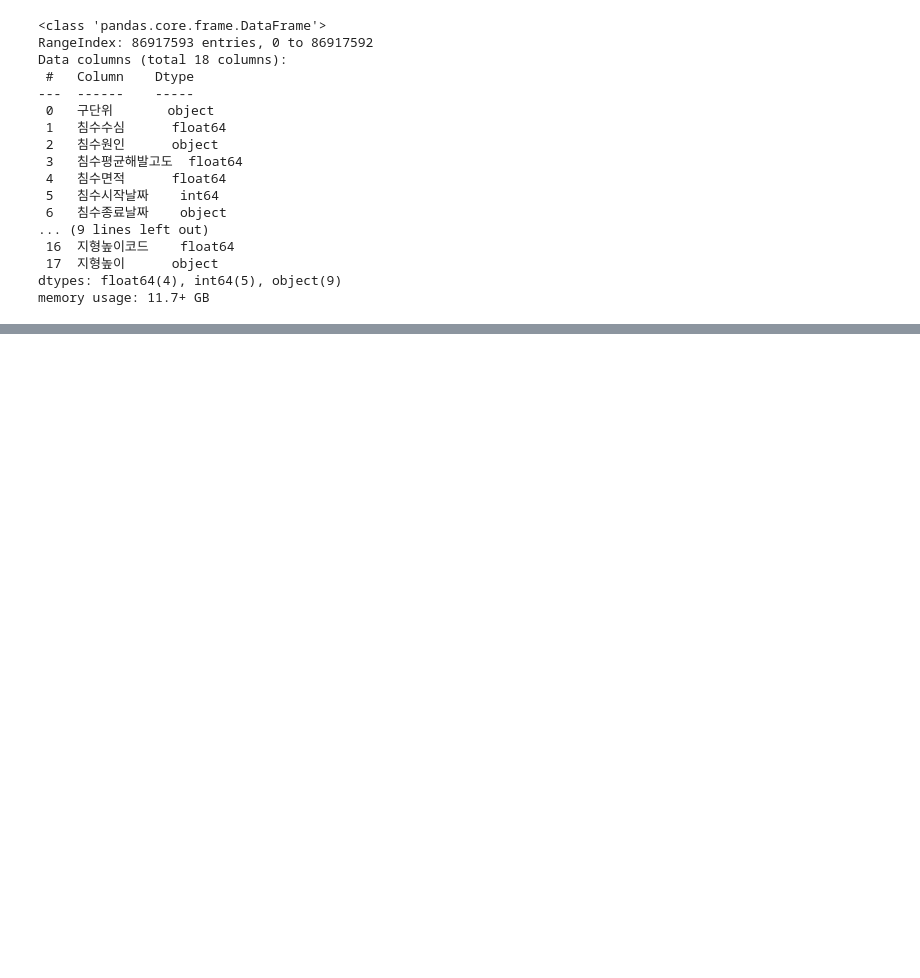
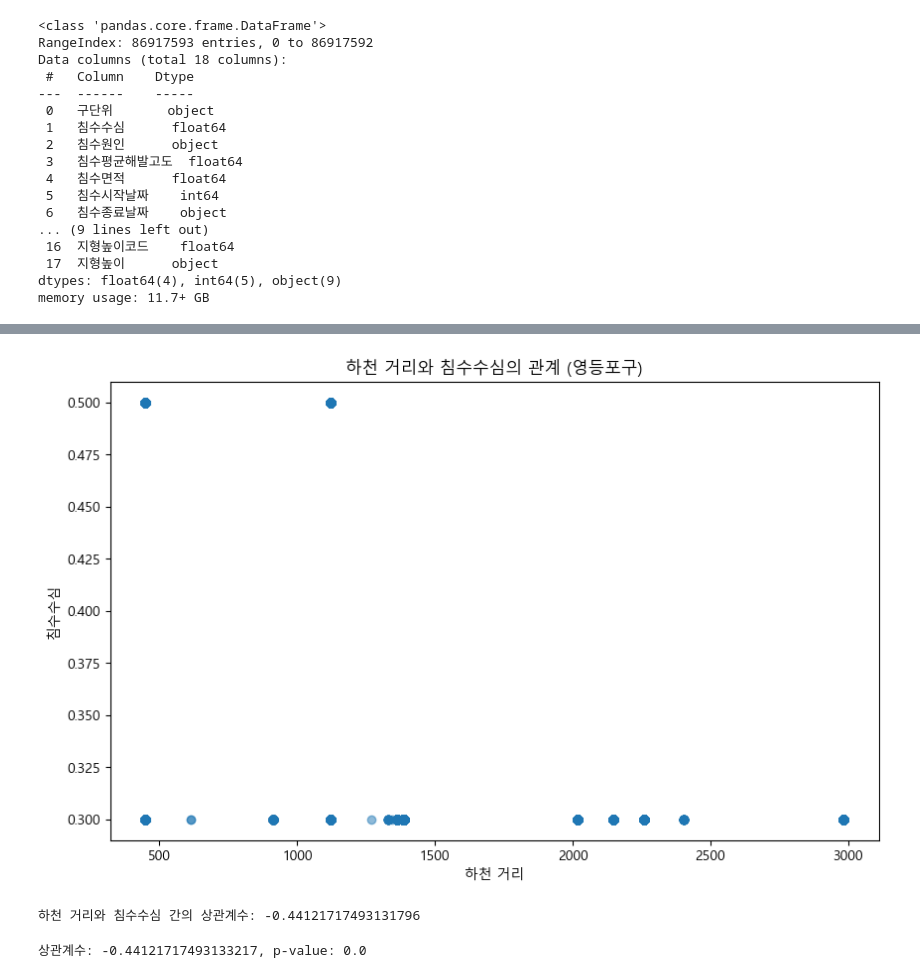
Before and after one commit to Choiinwoo401/Final_Project, a Jupyter notebook: 남수형/침수와지형데이터분석.ipynb, the cells around one changed output, grey strips where cells are left out. Saved outputs shown, nothing was run; the diff lists cells and outputs as text; code cells hidden in the pictures; blank space fills up the shorter version.

```diff
--- a/남수형/침수와지형데이터분석.ipynb
+++ b/남수형/침수와지형데이터분석.ipynb
@@ -1024,0 +1187,27 @@ memory usage: 11.7+ GB
+# %%
+# 영등포구 데이터 추출
+yeongdeungpo_data = merged_df_river[merged_df_river['구단위'] == '영등포구']
+# %%
+# 하천 거리와 침수 발생 빈도 간의 관계 시각화
+plt.figure(figsize=(10, 6))
+plt.scatter(yeongdeungpo_data['하천_거리'], yeongdeungpo_data['침수수심'], alpha=0.5)
+plt.title('하천 거리와 침수수심의 관계 (영등포구)')
+plt.xlabel('하천 거리')
+plt.ylabel('침수수심')
+plt.show()
+# %% [output]
+[figure, added]
+# %%
+# 하천 거리와 침수수심 간의 상관계수 계산
+correlation = yeongdeungpo_data['하천_거리'].corr(yeongdeungpo_data['침수수심'])
+print(f'하천 거리와 침수수심 간의 상관계수: {correlation}')
+# %% [output]
+하천 거리와 침수수심 간의 상관계수: -0.44121717493131796
+# %%
+from scipy.stats import pearsonr
+
+# 상관계수와 p-value 계산
+correlation, p_value = pearsonr(yeongdeungpo_data['하천_거리'], yeongdeungpo_data['침수수심'])
+print(f'상관계수: {correlation}, p-value: {p_value}')
+# %% [output]
+상관계수: -0.44121717493133217, p-value: 0.0
```
Also changed, not shown: parts of 17 cells of this notebook.
